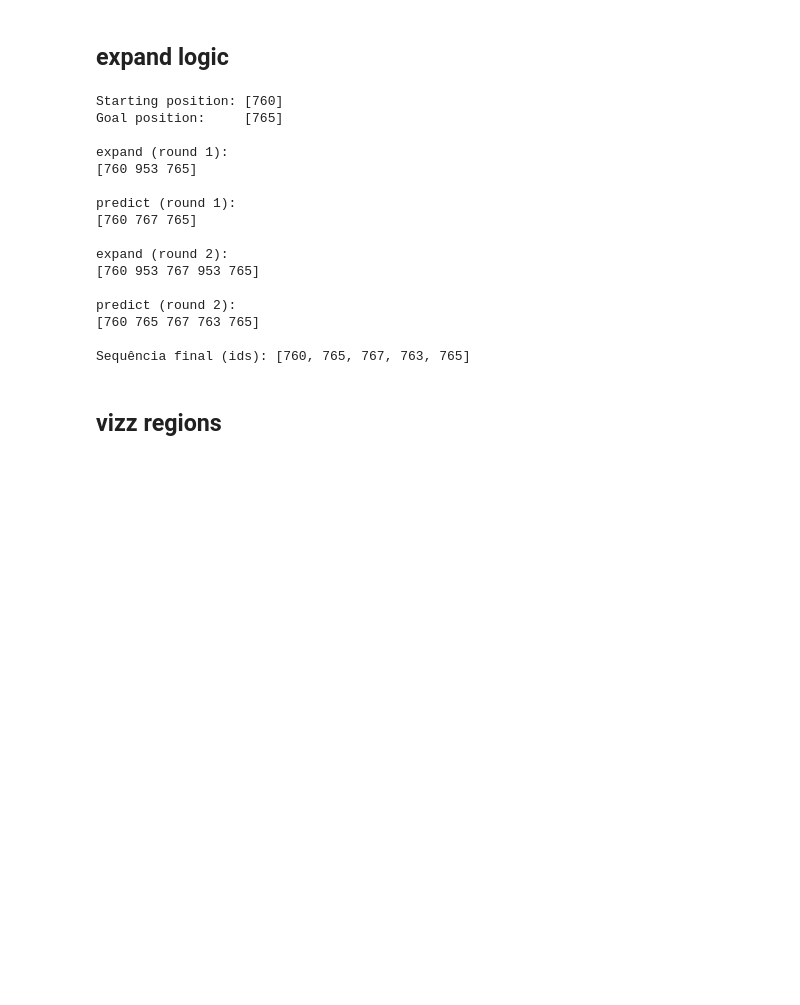
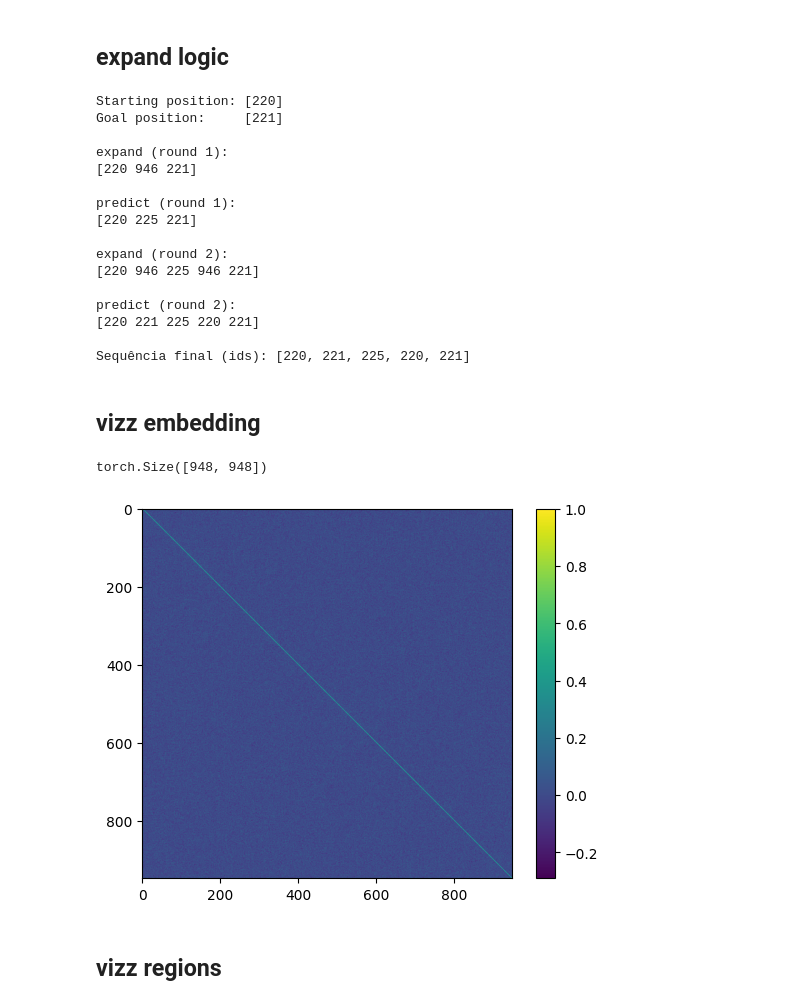
Before and after one commit to mgteus/navitrans, a Jupyter notebook: navitran_vizz_reboot_bert_squared_25_span.ipynb, the cells around one changed output. Cells and saved outputs as stored; diff of their text form; code cells hidden in the pictures; blank space fills up the shorter version.

Commit message:
add apd_vizz and other fixes.

```diff
--- a/navitran_vizz_reboot_bert_squared_25_span.ipynb
+++ b/navitran_vizz_reboot_bert_squared_25_span.ipynb
@@ -639,6 +636,6 @@ def generate_path_bisect_greedy(
 # %%
-start_id = 760
-goal_id  = 765
+start_id = 220
+goal_id  = 221
 seq_final, logs = generate_path_bisect_greedy(
     model,
     start_id=start_id,
@@ -651,19 +648,41 @@ seq_final, logs = generate_path_bisect_greedy(
 )
 print("Sequência final (ids):", seq_final)
 # %% [output]
-Starting position: [760]
-Goal position:     [765]
+Starting position: [220]
+Goal position:     [221]
 
 expand (round 1):
-[760 953 765]
+[220 946 221]
 
 predict (round 1):
-[760 767 765]
+[220 225 221]
 
 expand (round 2):
-[760 953 767 953 765]
+[220 946 225 946 221]
 
 predict (round 2):
-[760 765 767 763 765]
+[220 221 225 220 221]
 
-Sequência final (ids): [760, 765, 767, 763, 765]
+Sequência final (ids): [220, 221, 225, 220, 221]
+# %% [markdown]
+## vizz embedding
+# %%
+import torch.nn.functional as F
+
+
+with torch.no_grad():
+    # matriz de embeddings normalizada [V, D]
+    E = F.normalize(model.embedding.weight, dim=1)
+
+    # produto interno de todos com todos => coseno (pois já normalizado)
+    sim_matrix = E @ E.T   # [V, V]
+# %%
+sim_matrix.shape
+# %% [output]
+torch.Size([948, 948])
+# %%
+plt.imshow(sim_matrix.cpu().numpy())
+plt.colorbar()
+plt.show()
+# %% [output]
+[figure, added]
```
Also changed, not shown: parts of 49 cells of this notebook, 4 other files.
